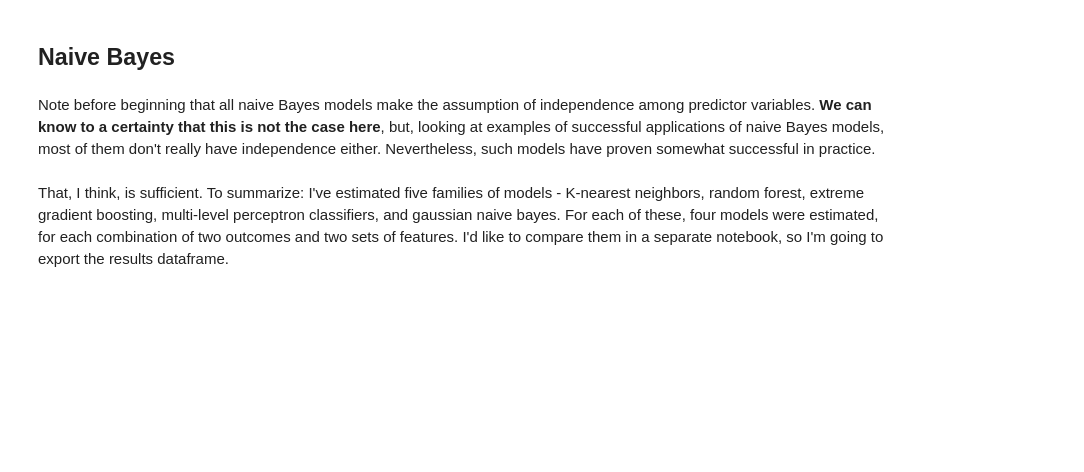
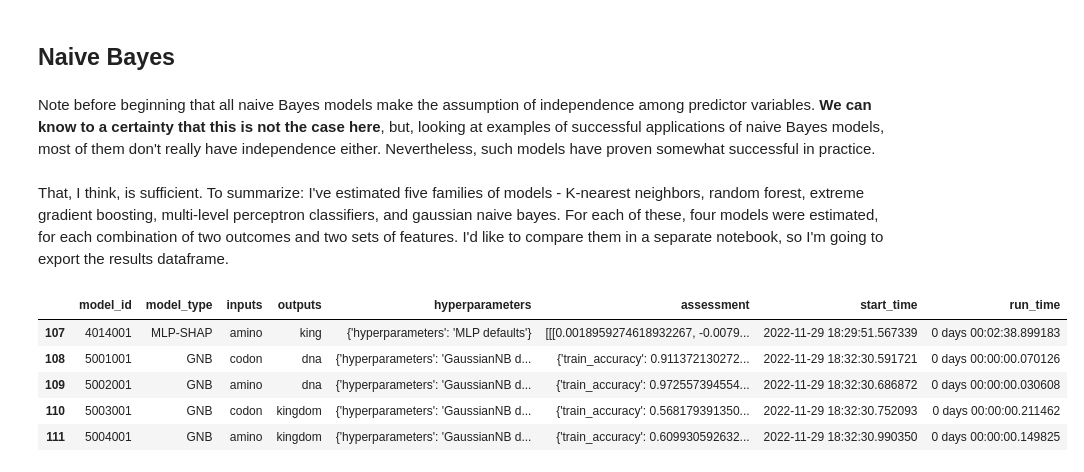
Before and after one commit to skizlik/capstone-2-dna-taxon-prediction, a Jupyter notebook: Capstone 2 Modeling.ipynb, the cells around one changed output. Drawn from its saved outputs; the diff is of its cells as text; code cells hidden in the pictures; blank space fills up the shorter version.

```diff
--- a/Capstone 2 Modeling.ipynb
+++ b/Capstone 2 Modeling.ipynb
@@ -890,3 +1100,12 @@ That, I think, is sufficient. To summarize:  I've estimated five families of mod
 # results.to_csv("results1.csv", index=False, header=True)
 # %%
 results.to_pickle("results1.pkl")
+# %%
+results.tail()
+# %% [output]
+|  | model_id | model_type | inputs | outputs | hyperparameters | assessment | start_time | run_time |
+| 107 | 4014001 | MLP-SHAP | amino | king | {'hyperparameters': 'MLP defaults'} | [[[0.0018959274618932267, -0.0079... | 2022-11-29 18:29:51.567339 | 0 days 00:02:38.899183 |
+| 108 | 5001001 | GNB | codon | dna | {'hyperparameters': 'GaussianNB d... | {'train_accuracy': 0.911372130272... | 2022-11-29 18:32:30.591721 | 0 days 00:00:00.070126 |
+| 109 | 5002001 | GNB | amino | dna | {'hyperparameters': 'GaussianNB d... | {'train_accuracy': 0.972557394554... | 2022-11-29 18:32:30.686872 | 0 days 00:00:00.030608 |
+| 110 | 5003001 | GNB | codon | kingdom | {'hyperparameters': 'GaussianNB d... | {'train_accuracy': 0.568179391350... | 2022-11-29 18:32:30.752093 | 0 days 00:00:00.211462 |
+| 111 | 5004001 | GNB | amino | kingdom | {'hyperparameters': 'GaussianNB d... | {'train_accuracy': 0.609930592632... | 2022-11-29 18:32:30.990350 | 0 days 00:00:00.149825 |
```
Also changed, not shown: parts of 43 cells of this notebook.
